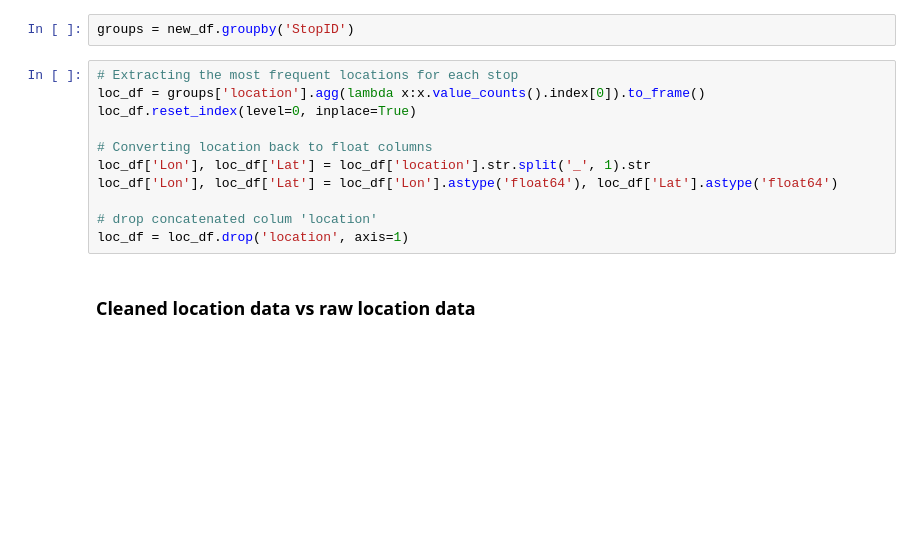
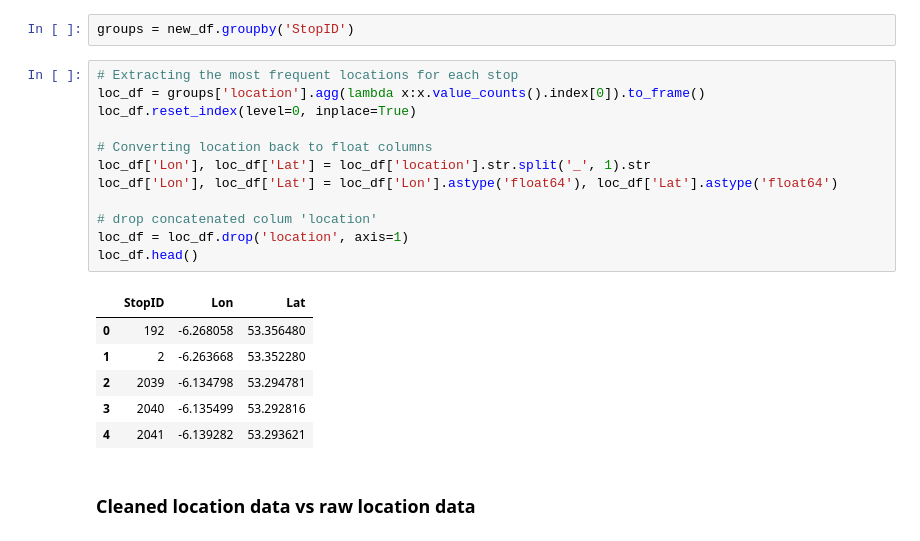
Before and after one commit to brokenloop/Research_practicum_2017, a Jupyter notebook: Data Analysis/Daniel/Get Route Stops.ipynb, the cells around one changed output. Cells and saved outputs as stored; diff of their text form; blank space fills up the shorter version.

```diff
--- a/Data Analysis/Daniel/Get Route Stops.ipynb
+++ b/Data Analysis/Daniel/Get Route Stops.ipynb
@@ -67,14 +79,22 @@ groups = new_df.groupby('StopID')
 # %%
 # Extracting the most frequent locations for each stop
 loc_df = groups['location'].agg(lambda x:x.value_counts().index[0]).to_frame()
 loc_df.reset_index(level=0, inplace=True)
 
 # Converting location back to float columns
 loc_df['Lon'], loc_df['Lat'] = loc_df['location'].str.split('_', 1).str
 loc_df['Lon'], loc_df['Lat'] = loc_df['Lon'].astype('float64'), loc_df['Lat'].astype('float64')
 
 # drop concatenated colum 'location'
 loc_df = loc_df.drop('location', axis=1)
+loc_df.head()
+# %% [output]
+|  | StopID | Lon | Lat |
+| 0 | 192 | -6.268058 | 53.356480 |
+| 1 | 2 | -6.263668 | 53.352280 |
+| 2 | 2039 | -6.134798 | 53.294781 |
+| 3 | 2040 | -6.135499 | 53.292816 |
+| 4 | 2041 | -6.139282 | 53.293621 |
 # %% [markdown]
 ### Cleaned location data vs raw location data
 # %%
```
Also changed, not shown: parts of 9 cells of this notebook, 1 other file.
